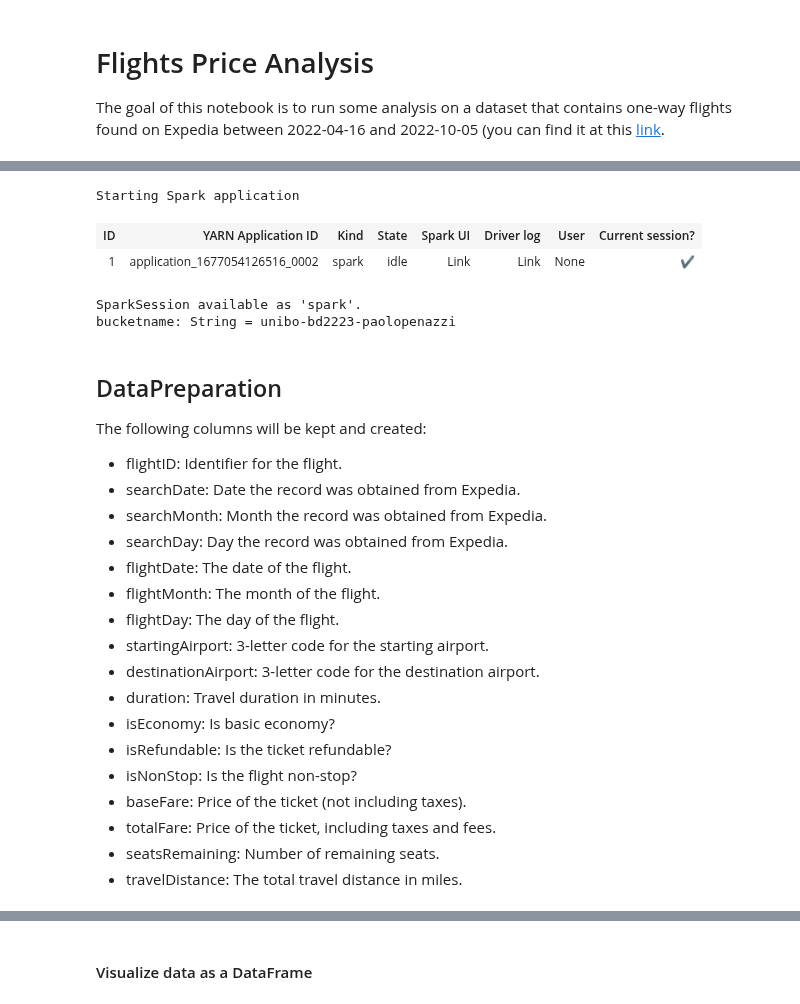
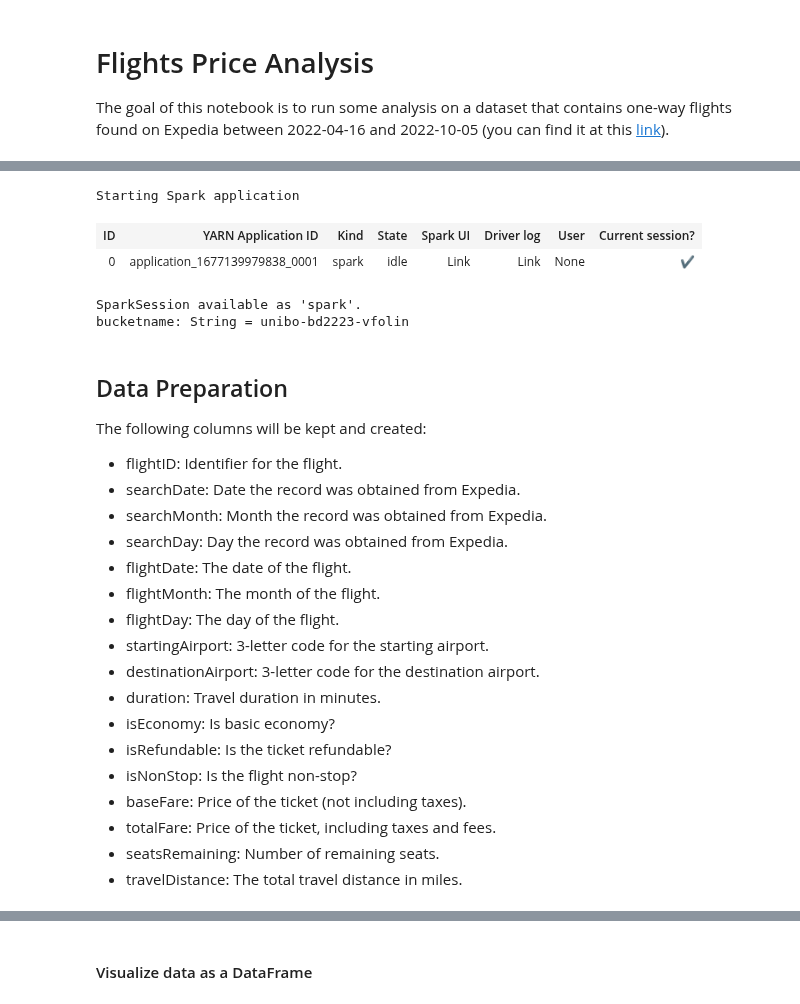
Before and after one commit to veronikafolin/BigData-Project, a Jupyter notebook: notebook.ipynb, the cells around one changed output, grey strips where cells are left out. Saved outputs shown, nothing was run; the diff lists cells and outputs as text; code cells hidden in the pictures.

Commit message:
spark notebook updated

```diff
--- a/notebook.ipynb
+++ b/notebook.ipynb
@@ -1,18 +1,19 @@
 # %% [markdown]
 # Flights Price Analysis
 
-The goal of this notebook is to run some analysis on a dataset that contains one-way flights found on Expedia between 2022-04-16 and 2022-10-05 (you can find it at this [link](https://www.kaggle.com/datasets/dilwong/flightprices).
+The goal of this notebook is to run some analysis on a dataset that contains one-way flights found on Expedia between 2022-04-16 and 2022-10-05 (you can find it at this [link](https://www.kaggle.com/datasets/dilwong/flightprices)).
 # %%
-val bucketname = "unibo-bd2223-paolopenazzi"
+//val bucketname = "unibo-bd2223-paolopenazzi"
+val bucketname = "unibo-bd2223-vfolin"
 # %% [output]
 [interactive output not drawn]
 Starting Spark application
 | ID | YARN Application ID | Kind | State | Spark UI | Driver log | User | Current session? |
-| 1 | application_1677054126516_0002 | spark | idle | Link | Link | None | ✔ |
+| 0 | application_1677139979838_0001 | spark | idle | Link | Link | None | ✔ |
 SparkSession available as 'spark'.
-bucketname: String = unibo-bd2223-paolopenazzi
+bucketname: String = unibo-bd2223-vfolin
 # %% [markdown]
-## DataPreparation
+## Data Preparation
 
 The following columns will be kept and created:
 - flightID: Identifier for the flight.
```
Also changed, not shown: parts of 36 cells of this notebook.
